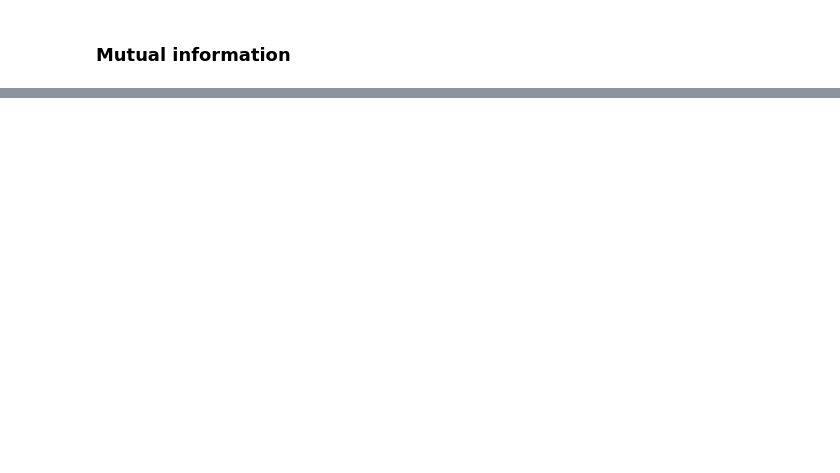
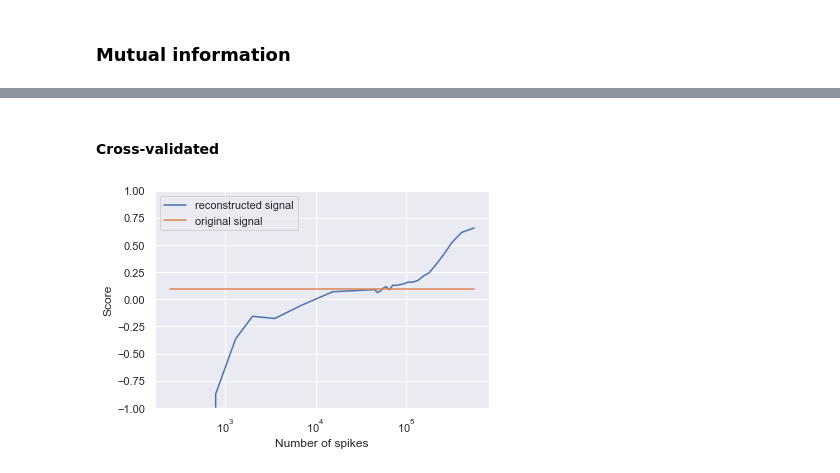
Before and after one commit to pennfranc/adm-ppg-analysis, a Jupyter notebook: mutual information analysis.ipynb, the cells around one changed output, grey strips where cells are left out. Cells and saved outputs as stored; diff of their text form; code cells hidden in the pictures; blank space fills up the shorter version.

```diff
--- a/mutual information analysis.ipynb
+++ b/mutual information analysis.ipynb
@@ -200,0 +204,7 @@ plot_regression_scores(regression_score_ppg, regression_scores_rec, True)
+# %% [markdown]
+#### Cross-validated
+# %%
+regression_score_ppg, regression_scores_rec, num_spikes_list = compute_scores(compute_cv_regression_score)
+plot_scores(regression_score_ppg, regression_scores_rec, num_spikes_list, True)
+# %% [output]
+[figure, added]
```
Also changed, not shown: parts of 22 cells of this notebook, 1 other file.
